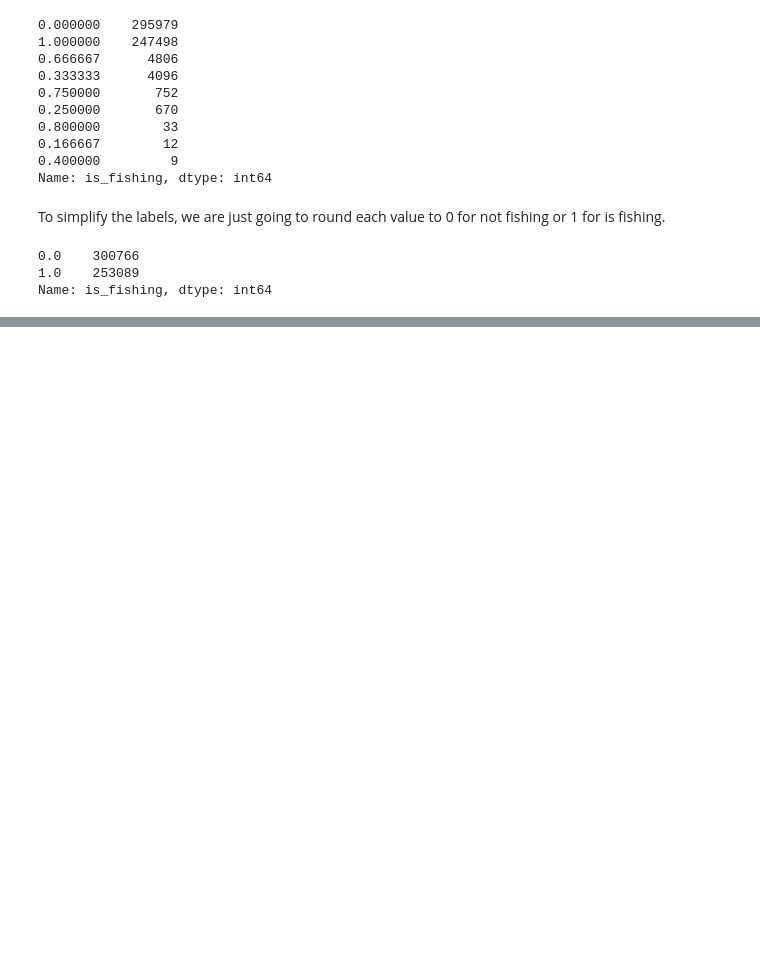
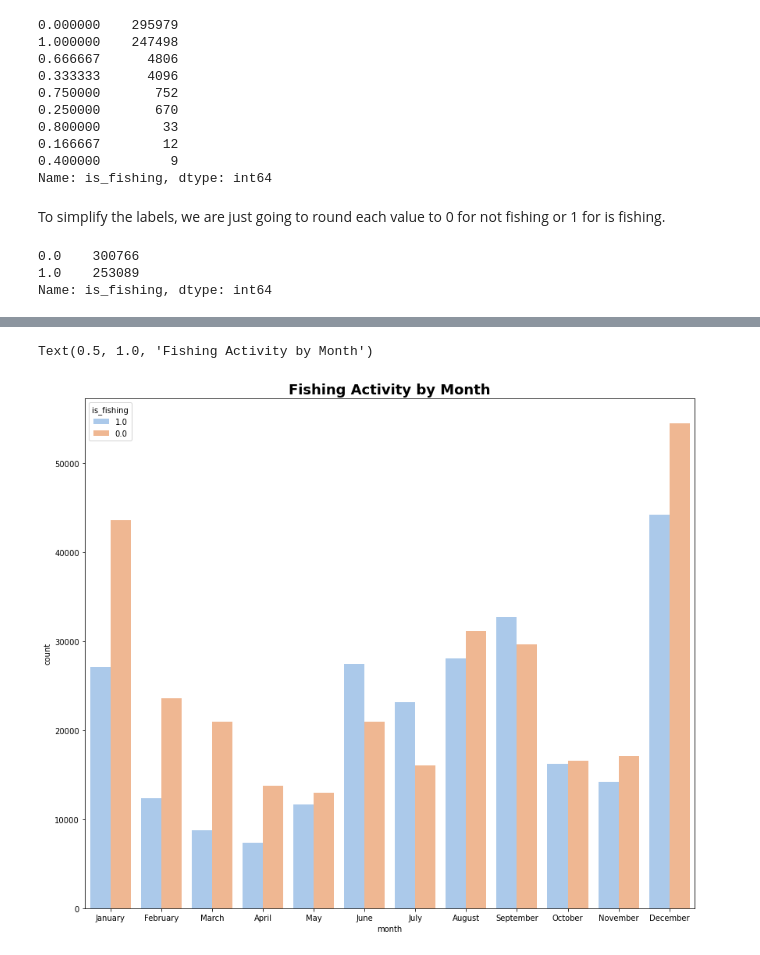
Before and after one commit to seankim658/LSTM-Fishing-Detection, a Jupyter notebook: main-notebook.ipynb, the cells around one changed output, grey strips where cells are left out. Drawn from its saved outputs; the diff is of its cells as text; code cells hidden in the pictures; blank space fills up the shorter version.

```diff
--- a/main-notebook.ipynb
+++ b/main-notebook.ipynb
@@ -939,0 +1055,15 @@ Now we need to deal with the categorical data columns.
+# %%
+# fishing activity by month
+plt.figure(figsize = (14, 12))
+ax = sns.countplot(
+    data = train_df,
+    x = 'month',
+    hue = 'is_fishing',
+    hue_order = [1.0, 0.0],
+    order = ['January', 'February', 'March', 'April', 'May', 'June', 'July', 'August', 'September', 'October', 'November', 'December'],
+    palette = 'pastel'
+)
+plt.title('Fishing Activity by Month', fontdict = {'fontsize': 18, 'fontweight': 'bold'})
+# %% [output]
+Text(0.5, 1.0, 'Fishing Activity by Month')
+[figure, added]
```
Also changed, not shown: parts of 35 cells of this notebook.
